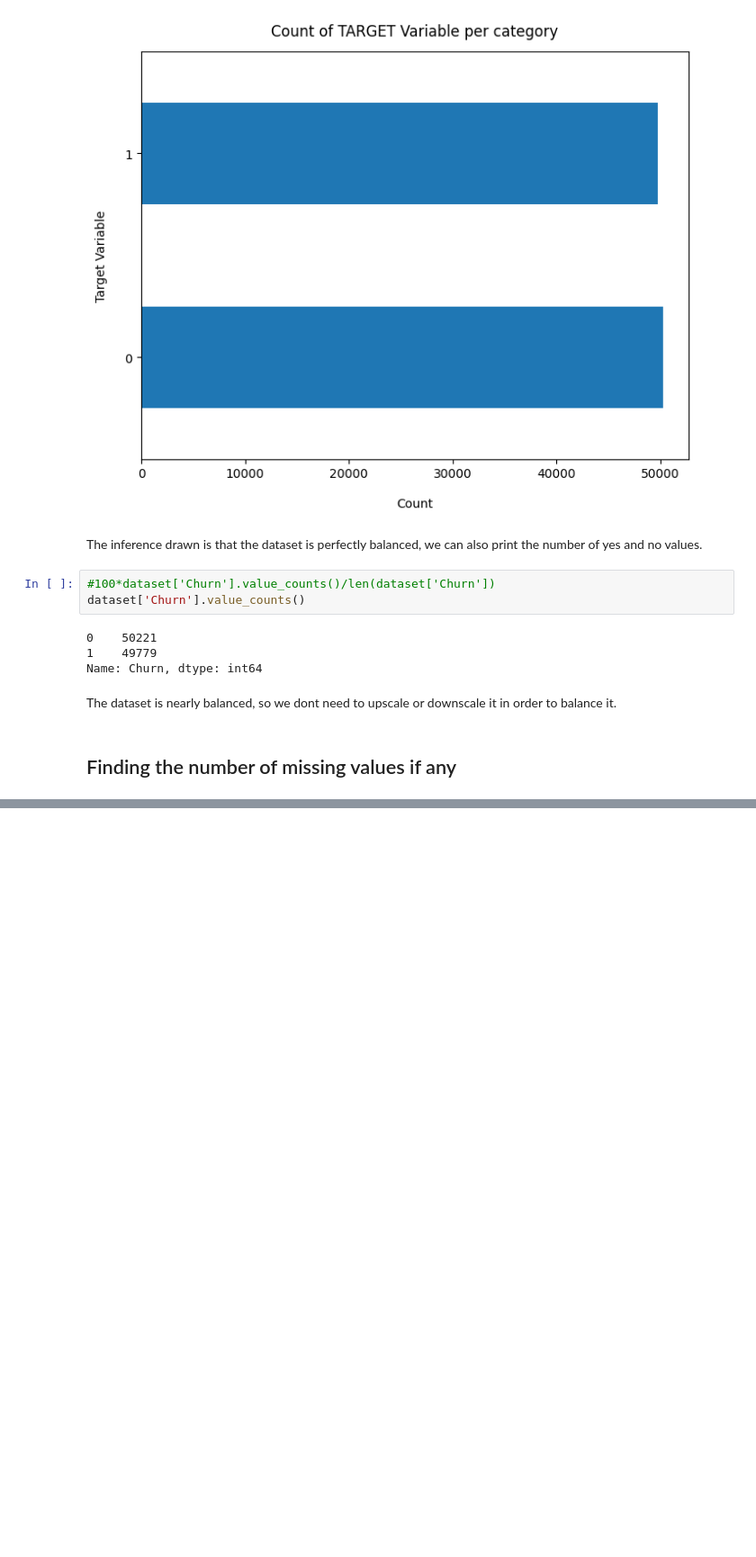
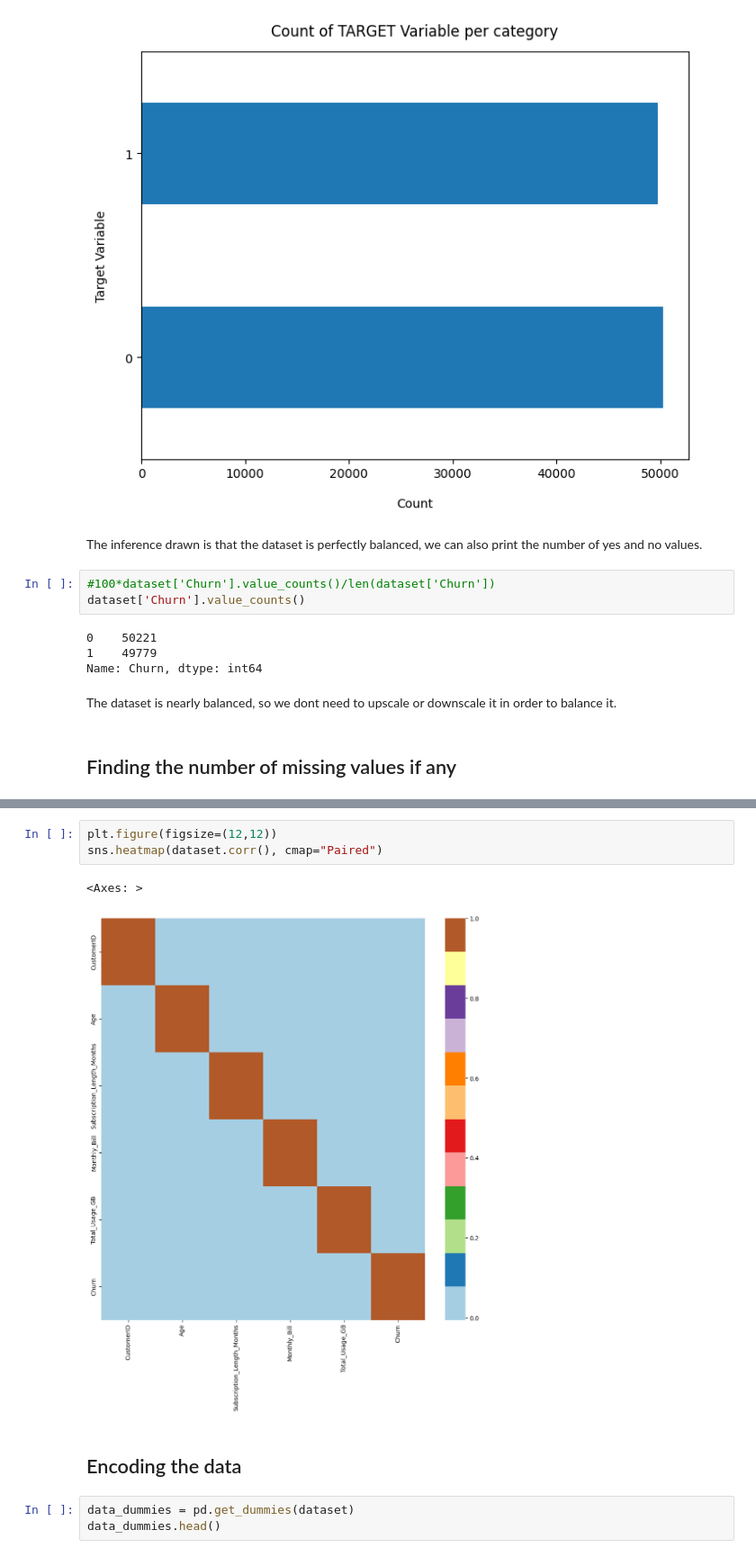
Before and after one commit to GuptaDiva/-Customer-Churn-Prediction, a Jupyter notebook: ChurnDetection.ipynb, the cells around one changed output, grey strips where cells are left out. Shown at 90% size. Drawn from its saved outputs; the diff is of its cells as text; blank space fills up the shorter version.

```diff
--- a/ChurnDetection.ipynb
+++ b/ChurnDetection.ipynb
@@ -96,0 +153,11 @@ plt.show()
+# %%
+plt.figure(figsize=(12,12))
+sns.heatmap(dataset.corr(), cmap="Paired")
+# %% [output]
+<Axes: >
+[figure, added]
+# %% [markdown]
+## Encoding the data
+# %%
+data_dummies = pd.get_dummies(dataset)
+data_dummies.head()
```
Also changed, not shown: parts of 7 cells of this notebook.
